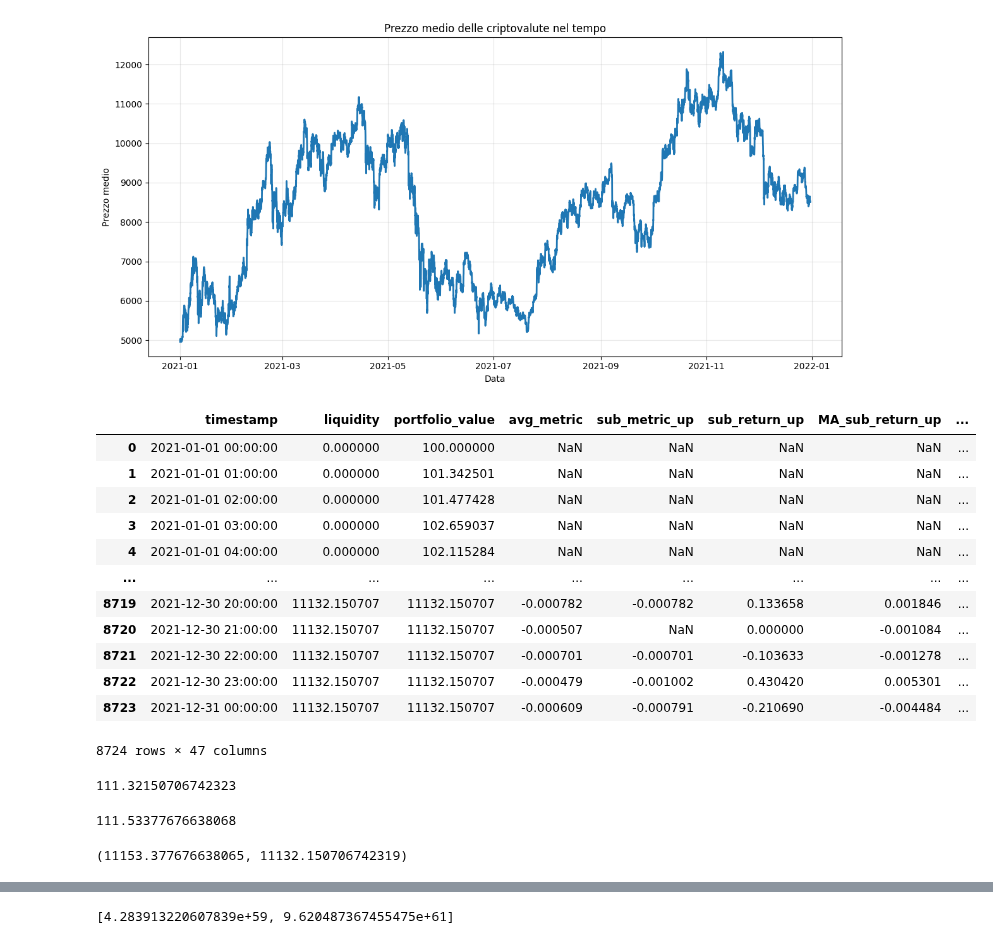
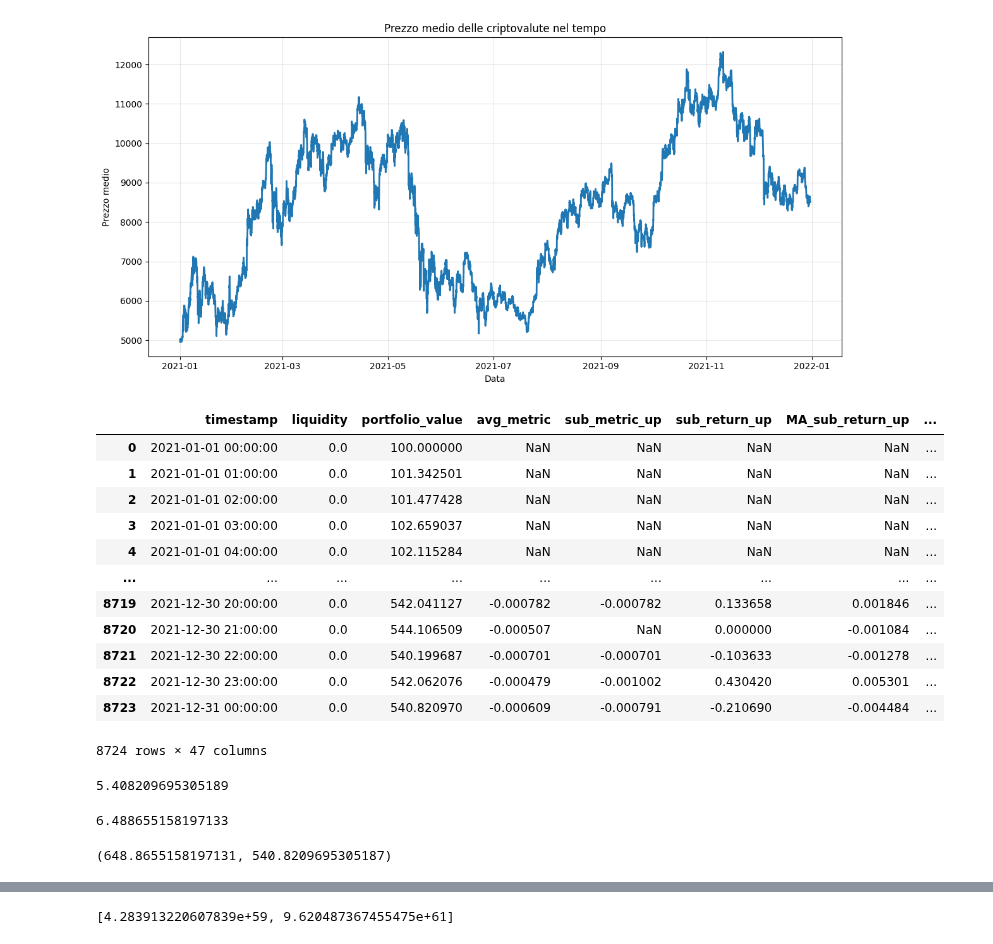
Before and after one commit to AleImbri/Crypto-strategies-simulations, a Jupyter notebook: Rotazione multi-asset con medie mobili.ipynb, the cells around one changed output, grey strips where cells are left out. Drawn from its saved outputs; the diff is of its cells as text; code cells hidden in the pictures.

```diff
--- a/Rotazione multi-asset con medie mobili.ipynb
+++ b/Rotazione multi-asset con medie mobili.ipynb
@@ -1570,55 +1583,55 @@ plt.show()
 # %%
 # Parametri fissi
 initial_liquidity = 100
 
 # Parametri variabili
-timeframe = 24*14
+timeframe = 24*15
 timeframe_grid_search = -1 # un valore di -1 significa che diventa uguale a timeframe nella strategia; qui potrei anche mettere direttamente timeframe_grid_search=timeframe, ma in generale nella macro grid search che farò successivamente devo fare così
 mobile_window = 24*2
 weighting_factor = 0
 coef_liquidity_out = 2
 coef_liquidity_in = 3
 dynamical_variables = {
     # 'coef_liquidity_in': [0, 1, np.inf],
     # 'coef_liquidity_out': [0, 1, np.inf],
     # # 'func_monitor': [mstd_returns_prices, ma_returns_prices],
     # 'mobile_window': [48, 24*7],
     # 'timeframe': [24, 24*7, 24*14],
     # 'weighting_factor': [-1, 0, 1],
     # 'window_grid_search': [24*7, 24*14, 24*30]
 
 } # VARIABILI DA NON METTERE IN dynamical_variables: dynamical_variables; timeframe_grid_search; timeframe
 window_grid_search = 24*15 # Consigliabile averlo maggiore di timeframe_grid_search (se "timeframe_grid_search" non compare in dynamical_variables), perchè altrimenti di fatto la grid search effettua delle mini-simulazioni in cui non ribilancia mai e il fattore di rendimento totale risulterà sempre uguale per tutte le combinazioni della grid search in questione
 func_monitor = ma_returns_prices
 
 df_results = simulate_trading_strategy_2(crypto_prices, initial_liquidity, initial_allocations, timeframe, timeframe_grid_search, mobile_window, weighting_factor, coef_liquidity_out, coef_liquidity_in, dynamical_variables, window_grid_search, func_monitor)
 df_results
 # %% [output]
 |  | timestamp | liquidity | portfolio_value | avg_metric | sub_metric_up | sub_return_up | MA_sub_return_up | ... |
-| 0 | 2021-01-01 00:00:00 | 0.000000 | 100.000000 | NaN | NaN | NaN | NaN | ... |
-| 1 | 2021-01-01 01:00:00 | 0.000000 | 101.342501 | NaN | NaN | NaN | NaN | ... |
-| 2 | 2021-01-01 02:00:00 | 0.000000 | 101.477428 | NaN | NaN | NaN | NaN | ... |
-| 3 | 2021-01-01 03:00:00 | 0.000000 | 102.659037 | NaN | NaN | NaN | NaN | ... |
-| 4 | 2021-01-01 04:00:00 | 0.000000 | 102.115284 | NaN | NaN | NaN | NaN | ... |
+| 0 | 2021-01-01 00:00:00 | 0.0 | 100.000000 | NaN | NaN | NaN | NaN | ... |
+| 1 | 2021-01-01 01:00:00 | 0.0 | 101.342501 | NaN | NaN | NaN | NaN | ... |
+| 2 | 2021-01-01 02:00:00 | 0.0 | 101.477428 | NaN | NaN | NaN | NaN | ... |
+| 3 | 2021-01-01 03:00:00 | 0.0 | 102.659037 | NaN | NaN | NaN | NaN | ... |
+| 4 | 2021-01-01 04:00:00 | 0.0 | 102.115284 | NaN | NaN | NaN | NaN | ... |
 | ... | ... | ... | ... | ... | ... | ... | ... | ... |
-| 8719 | 2021-12-30 20:00:00 | 11132.150707 | 11132.150707 | -0.000782 | -0.000782 | 0.133658 | 0.001846 | ... |
-| 8720 | 2021-12-30 21:00:00 | 11132.150707 | 11132.150707 | -0.000507 | NaN | 0.000000 | -0.001084 | ... |
-| 8721 | 2021-12-30 22:00:00 | 11132.150707 | 11132.150707 | -0.000701 | -0.000701 | -0.103633 | -0.001278 | ... |
-| 8722 | 2021-12-30 23:00:00 | 11132.150707 | 11132.150707 | -0.000479 | -0.001002 | 0.430420 | 0.005301 | ... |
-| 8723 | 2021-12-31 00:00:00 | 11132.150707 | 11132.150707 | -0.000609 | -0.000791 | -0.210690 | -0.004484 | ... |
+| 8719 | 2021-12-30 20:00:00 | 0.0 | 542.041127 | -0.000782 | -0.000782 | 0.133658 | 0.001846 | ... |
+| 8720 | 2021-12-30 21:00:00 | 0.0 | 544.106509 | -0.000507 | NaN | 0.000000 | -0.001084 | ... |
+| 8721 | 2021-12-30 22:00:00 | 0.0 | 540.199687 | -0.000701 | -0.000701 | -0.103633 | -0.001278 | ... |
+| 8722 | 2021-12-30 23:00:00 | 0.0 | 542.062076 | -0.000479 | -0.001002 | 0.430420 | 0.005301 | ... |
+| 8723 | 2021-12-31 00:00:00 | 0.0 | 540.820970 | -0.000609 | -0.000791 | -0.210690 | -0.004484 | ... |
 8724 rows × 47 columns
 # %%
 df_results['portfolio_value'].iloc[-1] / df_results['portfolio_value'].iloc[0]
 # %% [output]
-111.32150706742323
+5.408209695305189
 # %%
 df_results['portfolio_value'].max() / df_results['portfolio_value'].iloc[0]
 # %% [output]
-111.53377676638068
+6.488655158197133
 # %%
 df_results['portfolio_value'].max(), df_results['portfolio_value'].iloc[-1]
 # %% [output]
-(11153.377676638065, 11132.150706742319)
+(648.8655158197131, 540.8209695305187)
 # %%
 plt.title('Equity Line')
 plt.xticks(rotation=45)
```
Also changed, not shown: parts of 4 cells of this notebook, 1 other file.
